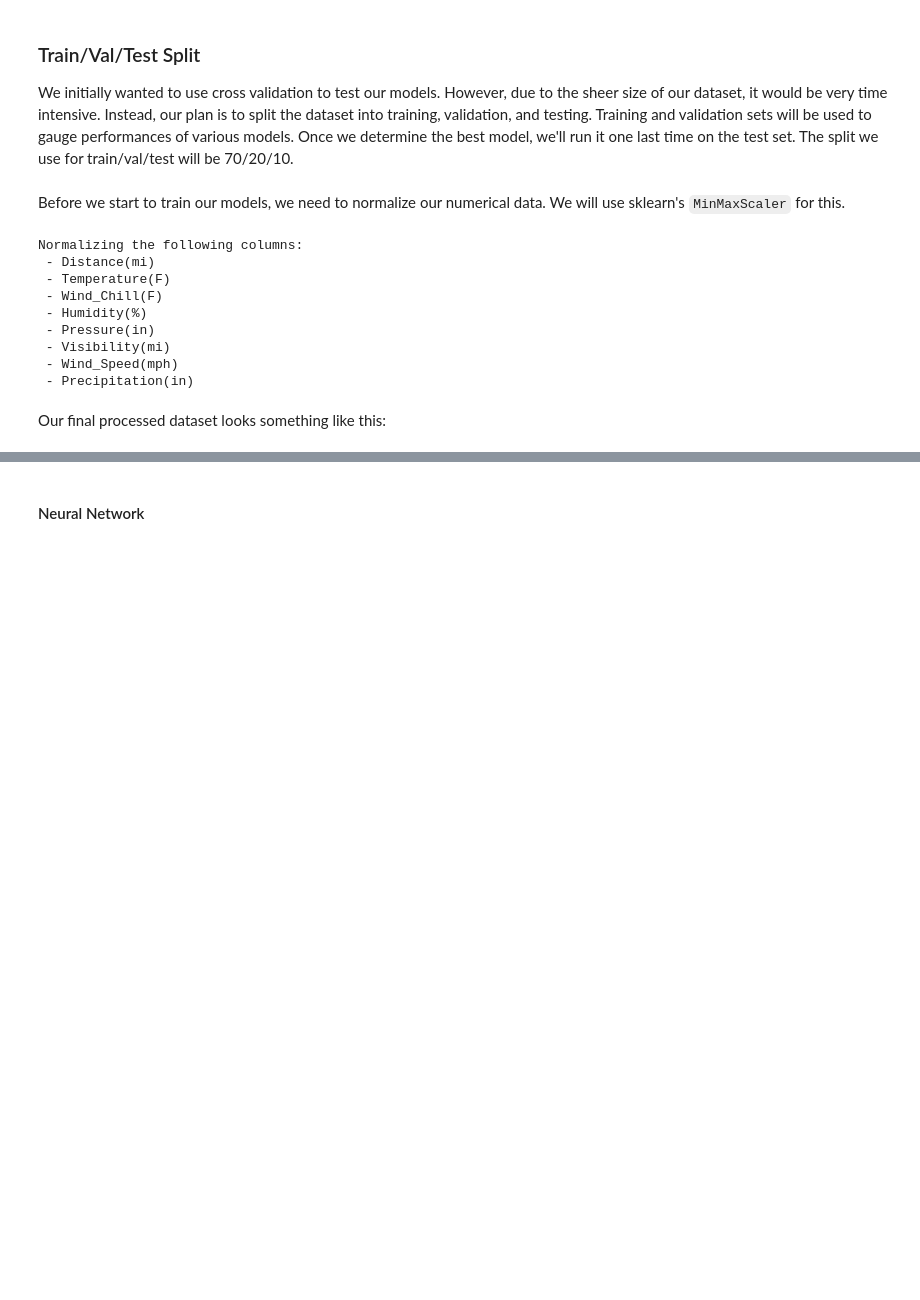
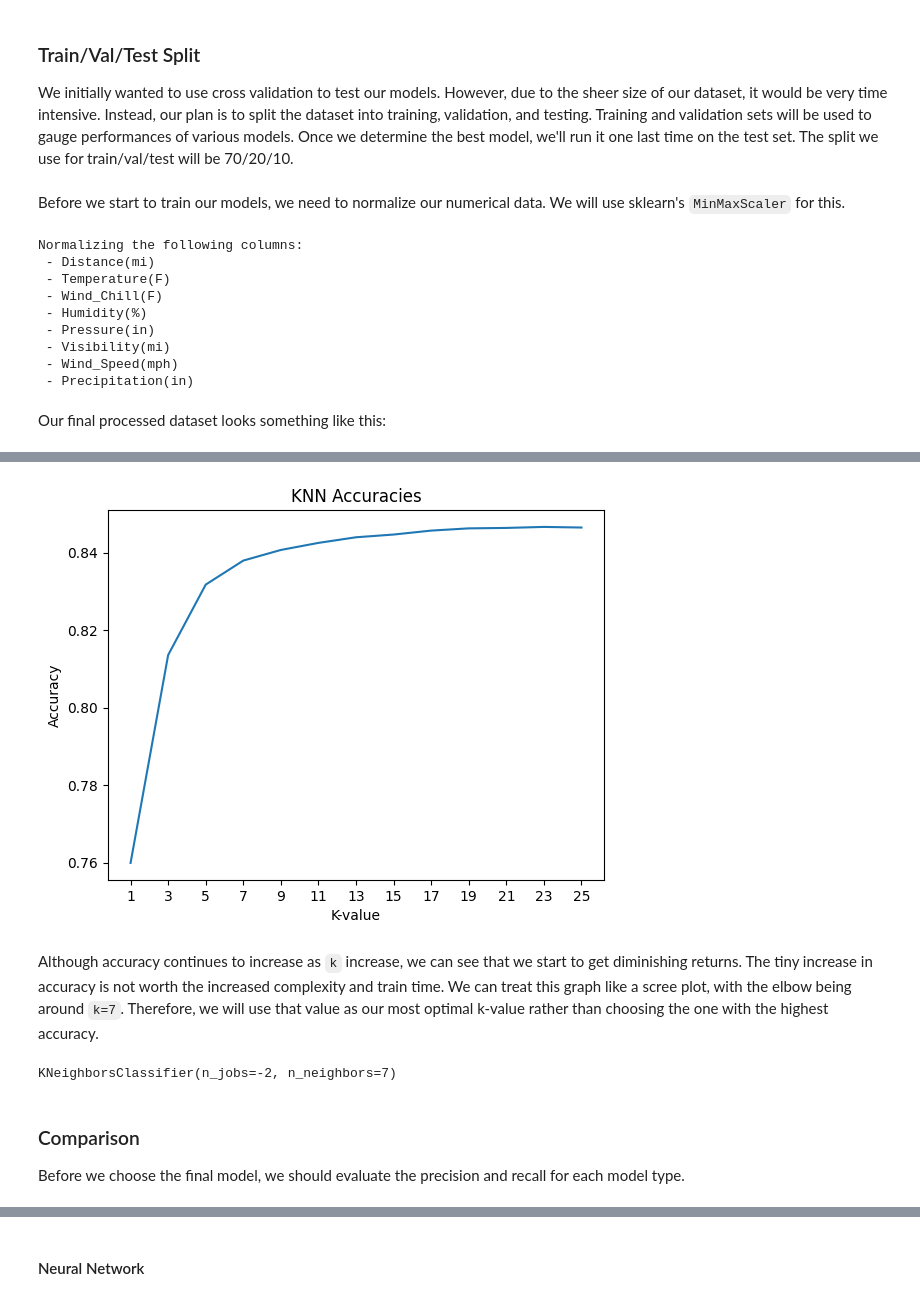
Before and after one commit to tikkikkit21/TrafficAccidentPrediction, a Jupyter notebook: machine_learning2.ipynb, the cells around one changed output, grey strips where cells are left out. Drawn from its saved outputs; the diff is of its cells as text; code cells hidden in the pictures; blank space fills up the shorter version.

```diff
--- a/machine_learning2.ipynb
+++ b/machine_learning2.ipynb
@@ -152,0 +298,30 @@ tree.score(X_val, y_val)
+# %%
+k_values = np.arange(1, 26, 2)
+
+best_knn_model = None
+best_k = 0
+best_knn_acc = 0.0
+knn_acc = []
+
+for k in k_values:
+    # set up KNN
+    knn = KNeighborsClassifier(n_neighbors=k, n_jobs=-2)
+
+    # train KNN
+    start_time = time.time()
+    knn.fit(X_train, y_train)
+    acc = knn.score(X_val, y_val)
+    end_time = time.time()
+
+    # get results
+    print(f'K={k} ({end_time - start_time:.1f}s): {acc}')
+    knn_acc.append(acc)
+
+    # save best
+    if acc > best_knn_acc:
+        best_knn_model = knn
+        best_knn_acc = acc
+        best_k = k
+
+print('=============')
+print(f'Best k-value is {best_k} with an accuracy of {best_knn_acc}')
@@ -152,0 +344,23 @@ tree.score(X_val, y_val)
+# %%
+plt.plot([str(k) for k in k_values], knn_acc)
+plt.title('KNN Accuracies')
+plt.xlabel('K-value')
+plt.ylabel('Accuracy');
+# %% [output]
+[figure, added]
+# %% [markdown]
+Although accuracy continues to increase as `k` increase, we can see that we start
+to get diminishing returns. The tiny increase in accuracy is not worth the increased
+complexity and train time. We can treat this graph like a scree plot, with the elbow
+being around `k=7`. Therefore, we will use that value as our most optimal k-value
+rather than choosing the one with the highest accuracy.
+# %%
+best_k=7
+best_knn_model = KNeighborsClassifier(n_neighbors=best_k, n_jobs=-2)
+best_knn_model.fit(X_train, y_train)
+# %% [output]
+KNeighborsClassifier(n_jobs=-2, n_neighbors=7)
+# %% [markdown]
+### Comparison
+Before we choose the final model, we should evaluate the precision and recall
+for each model type.
```
Also changed, not shown: parts of 32 cells of this notebook.
